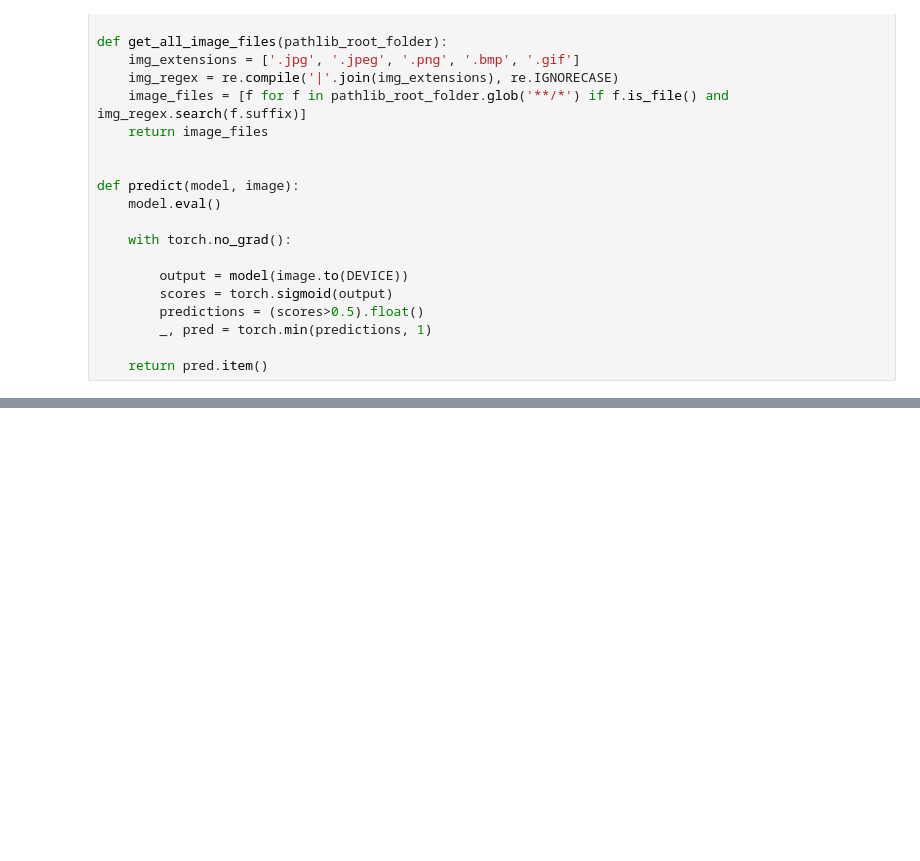
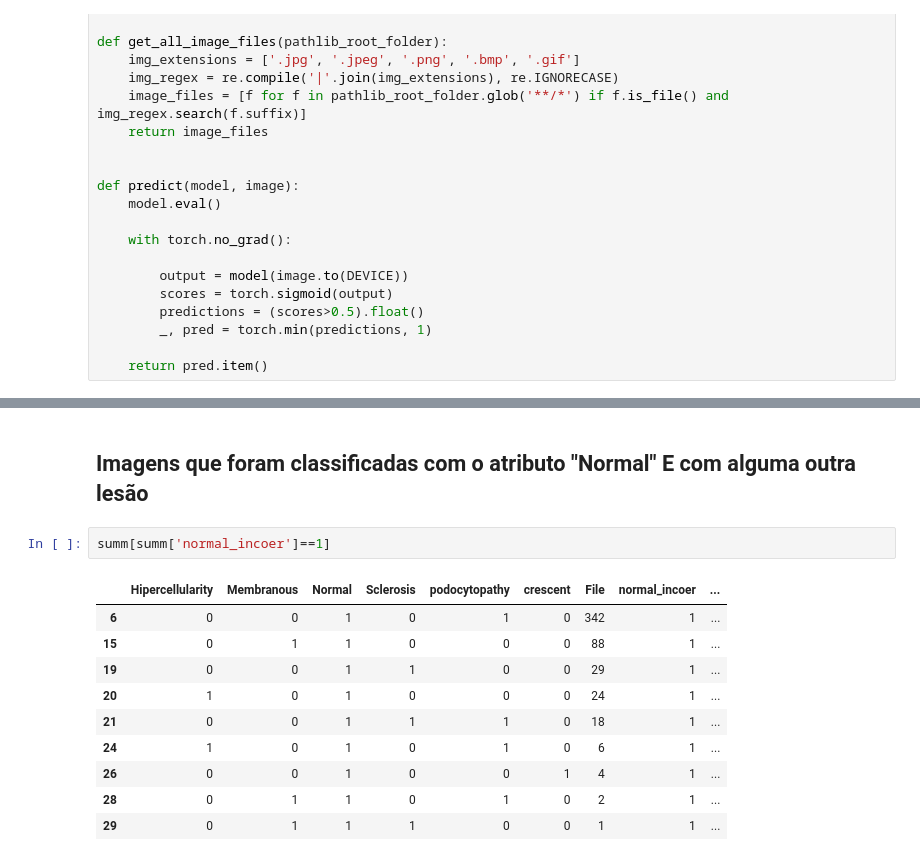
Before and after one commit to Terumo-App/terumo-model-binary-glomerulus-hypercellularity, a Jupyter notebook: notebooks/05_indexing_dataset.ipynb, the cells around one changed output, grey strips where cells are left out. Cells and saved outputs as stored; diff of their text form; blank space fills up the shorter version.

```diff
--- a/notebooks/05_indexing_dataset.ipynb
+++ b/notebooks/05_indexing_dataset.ipynb
@@ -110,0 +208,15 @@ df
+# %% [markdown]
+## Imagens que foram classificadas com o atributo "Normal" E com alguma outra lesão
+# %%
+summ[summ['normal_incoer']==1]
+# %% [output]
+|  | Hipercellularity | Membranous | Normal | Sclerosis | podocytopathy | crescent | File | normal_incoer | ... |
+| 6 | 0 | 0 | 1 | 0 | 1 | 0 | 342 | 1 | ... |
+| 15 | 0 | 1 | 1 | 0 | 0 | 0 | 88 | 1 | ... |
+| 19 | 0 | 0 | 1 | 1 | 0 | 0 | 29 | 1 | ... |
+| 20 | 1 | 0 | 1 | 0 | 0 | 0 | 24 | 1 | ... |
+| 21 | 0 | 0 | 1 | 1 | 1 | 0 | 18 | 1 | ... |
+| 24 | 1 | 0 | 1 | 0 | 1 | 0 | 6 | 1 | ... |
+| 26 | 0 | 0 | 1 | 0 | 0 | 1 | 4 | 1 | ... |
+| 28 | 0 | 1 | 1 | 0 | 1 | 0 | 2 | 1 | ... |
+| 29 | 0 | 1 | 1 | 1 | 0 | 0 | 1 | 1 | ... |
```
Also changed, not shown: parts of 18 cells of this notebook, 38 other files.
